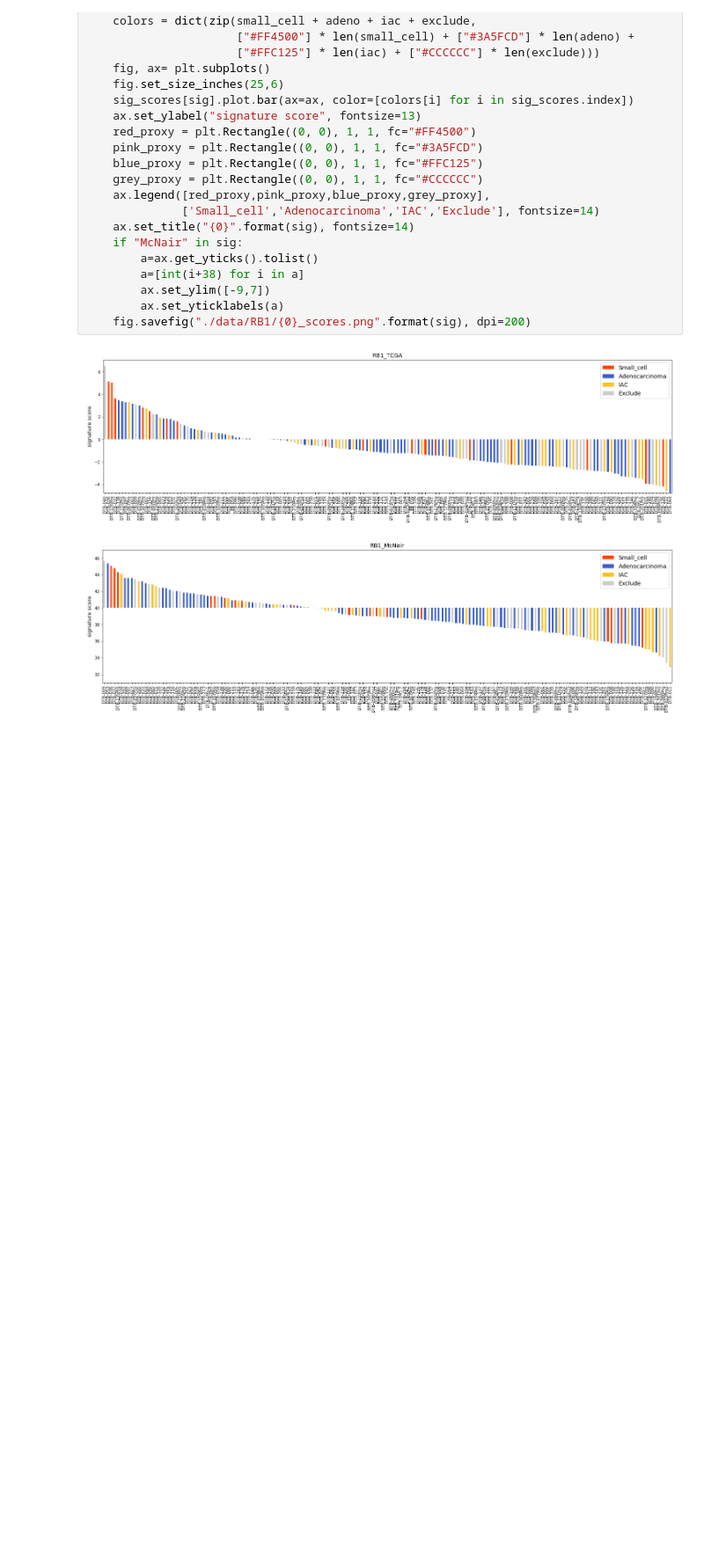
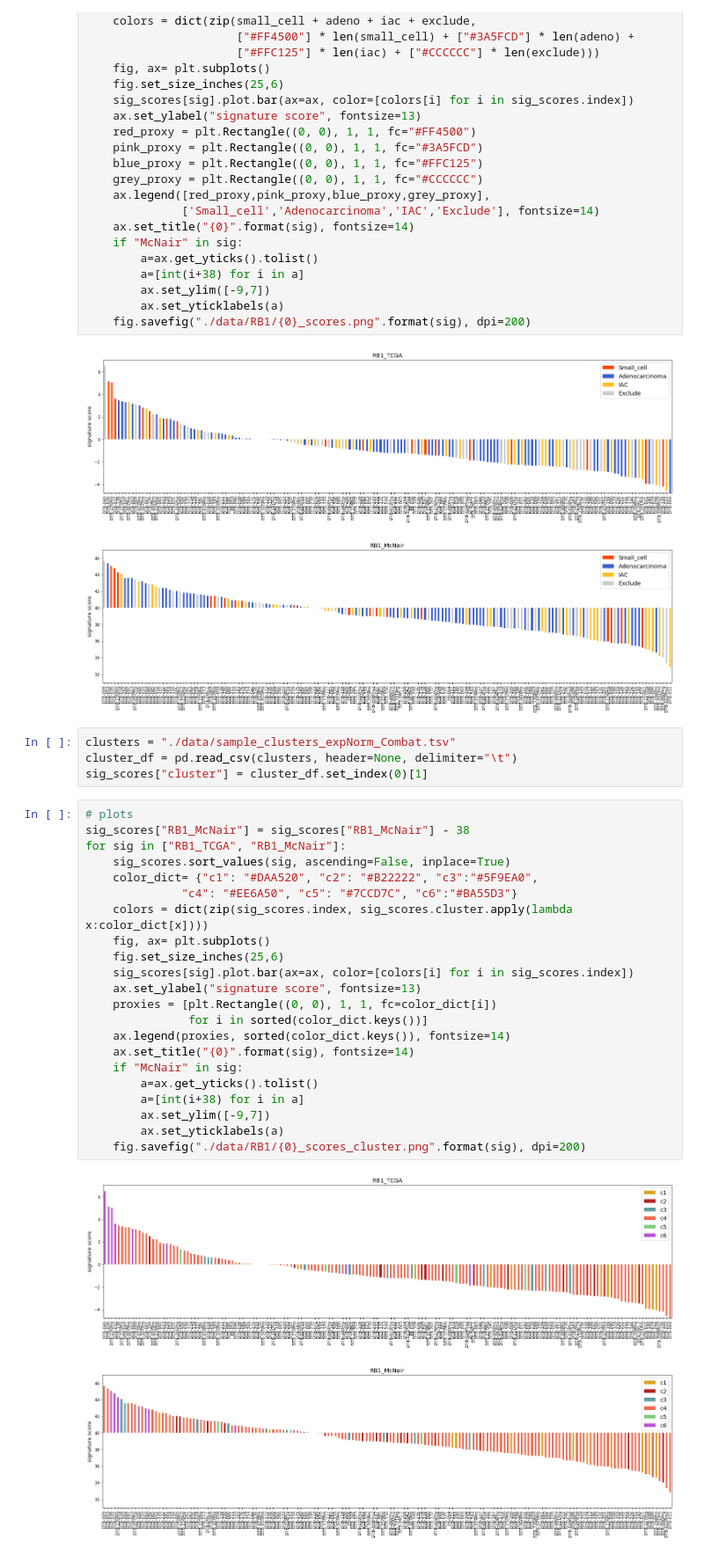
Before and after one commit to MollyZhang/ARsig_python, a Jupyter notebook: RBsig.ipynb, the cells around one changed output. Shown at 88% size. Drawn from its saved outputs; the diff is of its cells as text; blank space fills up the shorter version.

Commit message:
color waterfall plot by cluster

```diff
--- a/RBsig.ipynb
+++ b/RBsig.ipynb
@@ -640,3 +640,32 @@ for sig in ["RB1_TCGA", "RB1_McNair"]:
 # %% [output]
 [figure]
 [figure]
+# %%
+clusters = "./data/sample_clusters_expNorm_Combat.tsv"
+cluster_df = pd.read_csv(clusters, header=None, delimiter="\t")
+sig_scores["cluster"] = cluster_df.set_index(0)[1]
+# %%
+# plots
+sig_scores["RB1_McNair"] = sig_scores["RB1_McNair"] - 38
+for sig in ["RB1_TCGA", "RB1_McNair"]:
+    sig_scores.sort_values(sig, ascending=False, inplace=True)
+    color_dict= {"c1": "#DAA520", "c2": "#B22222", "c3":"#5F9EA0",
+              "c4": "#EE6A50", "c5": "#7CCD7C", "c6":"#BA55D3"}
+    colors = dict(zip(sig_scores.index, sig_scores.cluster.apply(lambda x:color_dict[x])))
+    fig, ax= plt.subplots()
+    fig.set_size_inches(25,6)
+    sig_scores[sig].plot.bar(ax=ax, color=[colors[i] for i in sig_scores.index])
+    ax.set_ylabel("signature score", fontsize=13)
+    proxies = [plt.Rectangle((0, 0), 1, 1, fc=color_dict[i])
+               for i in sorted(color_dict.keys())]
+    ax.legend(proxies, sorted(color_dict.keys()), fontsize=14)
+    ax.set_title("{0}".format(sig), fontsize=14)
+    if "McNair" in sig:
+        a=ax.get_yticks().tolist()
+        a=[int(i+38) for i in a]
+        ax.set_ylim([-9,7])
+        ax.set_yticklabels(a)
+    fig.savefig("./data/RB1/{0}_scores_cluster.png".format(sig), dpi=200)
+# %% [output]
+[figure, added]
+[figure, added]
```
